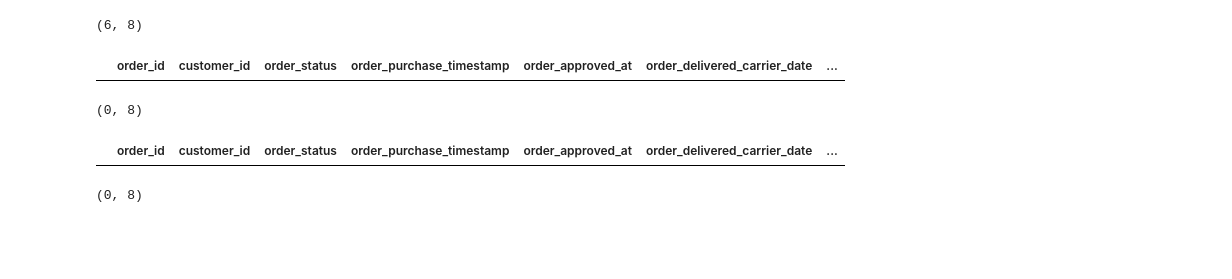
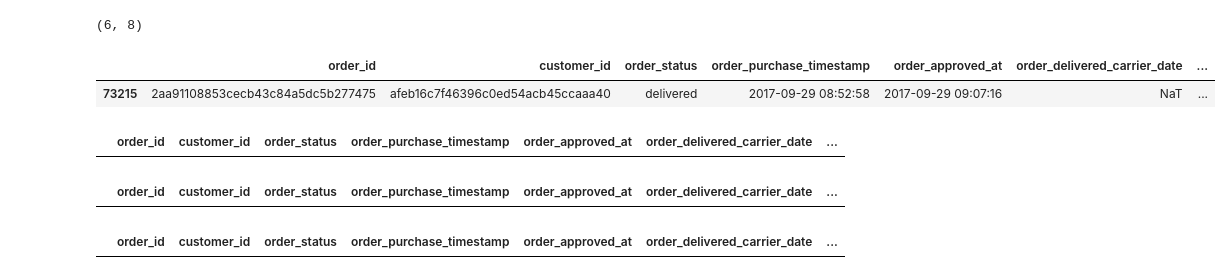
Before and after one commit to FrequentNotebook/olist-ecommerce-analysis-revamp, a Jupyter notebook: Olist dataset cleaning revamp.ipynb, the cells around one changed output. Saved outputs shown, nothing was run; the diff lists cells and outputs as text; code cells hidden in the pictures; blank space fills up the shorter version.

```diff
--- a/Olist dataset cleaning revamp.ipynb
+++ b/Olist dataset cleaning revamp.ipynb
@@ -435,23 +436,48 @@ orders_df.loc[canceled_integrity].shape
 
 orders_df = orders_df[~canceled_integrity].reset_index(drop=True)
 # %%
-# check if approved order has a approved date
-order_approved = (orders_df['order_status'] == 'approved') & (orders_df['order_approved_at'].isna())
+# validate the delivered orders pathway
 
-orders_df.loc[order_approved]
+bad_delivered = (orders_df['order_status'] == 'delivered') & (
+    orders_df['order_approved_at'].isna() |
+    orders_df['order_delivered_carrier_date'].isna() |
+    orders_df['order_delivered_customer_date'].isna()
+)
+
+orders_df.loc[bad_delivered]
 # %% [output]
 |  | order_id | customer_id | order_status | order_purchase_timestamp | order_approved_at | order_delivered_carrier_date | ... |
+| 73215 | 2aa91108853cecb43c84a5dc5b277475 | afeb16c7f46396c0ed54acb45ccaaa40 | delivered | 2017-09-29 08:52:58 | 2017-09-29 09:07:16 | NaT | ... |
 # %%
-orders_df.loc[order_approved].shape
+# Shipped but missing approval/carrier date OR has a customer date already
+
+bad_shipped = (orders_df['order_status'] == 'shipped') & (
+    orders_df['order_approved_at'].isna() |
+    orders_df['order_delivered_carrier_date'].isna() |
+    orders_df['order_delivered_customer_date'].notna()
+)
+
+orders_df.loc[bad_shipped]
 # %% [output]
-(0, 8)
+|  | order_id | customer_id | order_status | order_purchase_timestamp | order_approved_at | order_delivered_carrier_date | ... |
-# %%
-order_created = (orders_df['order_status'] == 'created') & (orders_df['order_purchase_timestamp'].isna())
-
-orders_df.loc[order_created]
-# %% [output]
-|  | order_id | customer_id | order_status | order_purchase_timestamp | order_approved_at | order_delivered_carrier_date | ... |
-# %%
-orders_df.loc[order_created].shape
-# %% [output]
-(0, 8)
+# %%
+# Processing/Invoiced but already has carrier or customer timestamps
+
+bad_preparing = (orders_df['order_status'].isin(['processing', 'invoiced'])) & (
+    orders_df['order_delivered_carrier_date'].notna() |
+    orders_df['order_delivered_customer_date'].notna()
+)
+
+orders_df.loc[bad_preparing]
+# %% [output]
+|  | order_id | customer_id | order_status | order_purchase_timestamp | order_approved_at | order_delivered_carrier_date | ... |
+# %%
+# Canceled but has a delivery timestamp
+
+bad_canceled = (orders_df['order_status'] == 'canceled') & (
+    orders_df['order_delivered_customer_date'].notna()
+)
+
+orders_df.loc[bad_canceled]
+# %% [output]
+|  | order_id | customer_id | order_status | order_purchase_timestamp | order_approved_at | order_delivered_carrier_date | ... |
```
Also changed, not shown: parts of 19 cells of this notebook.
